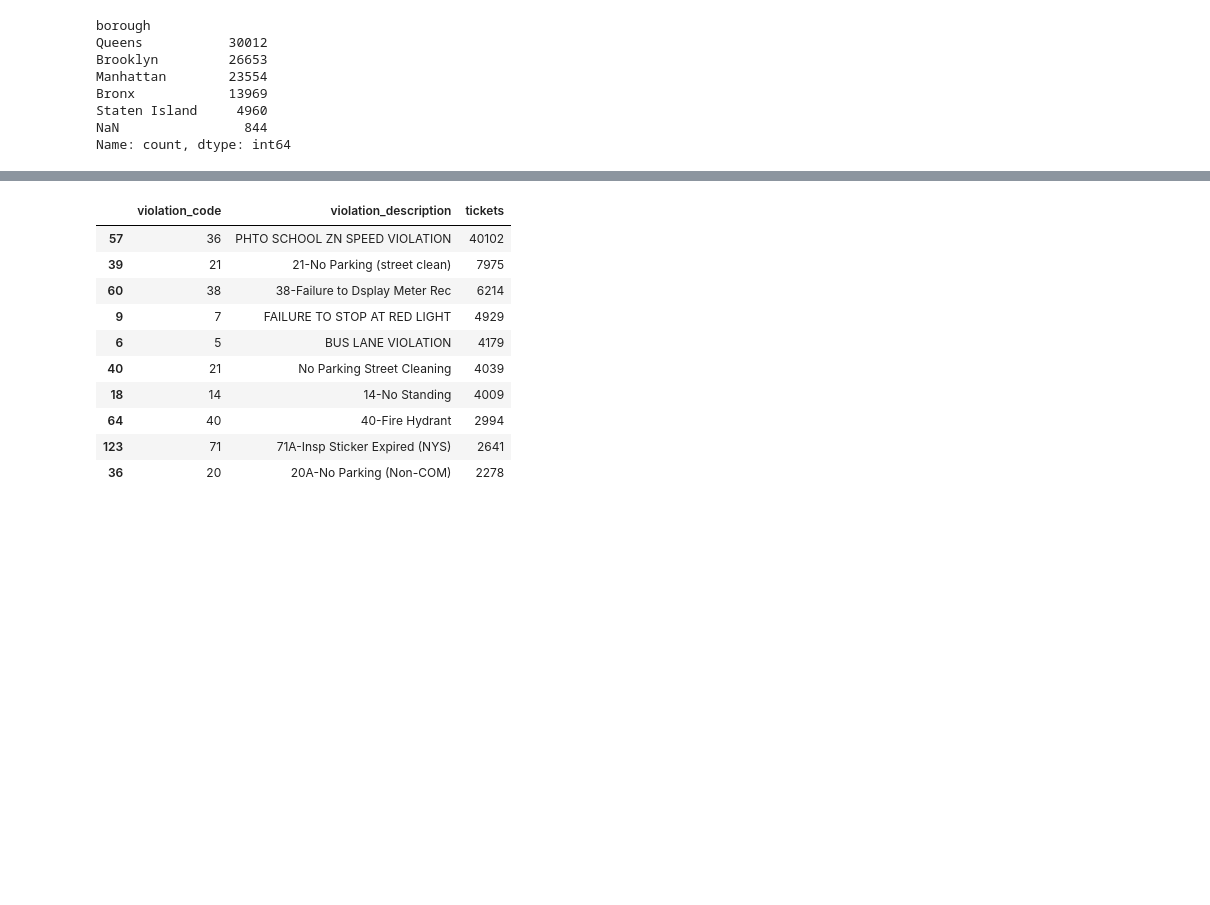
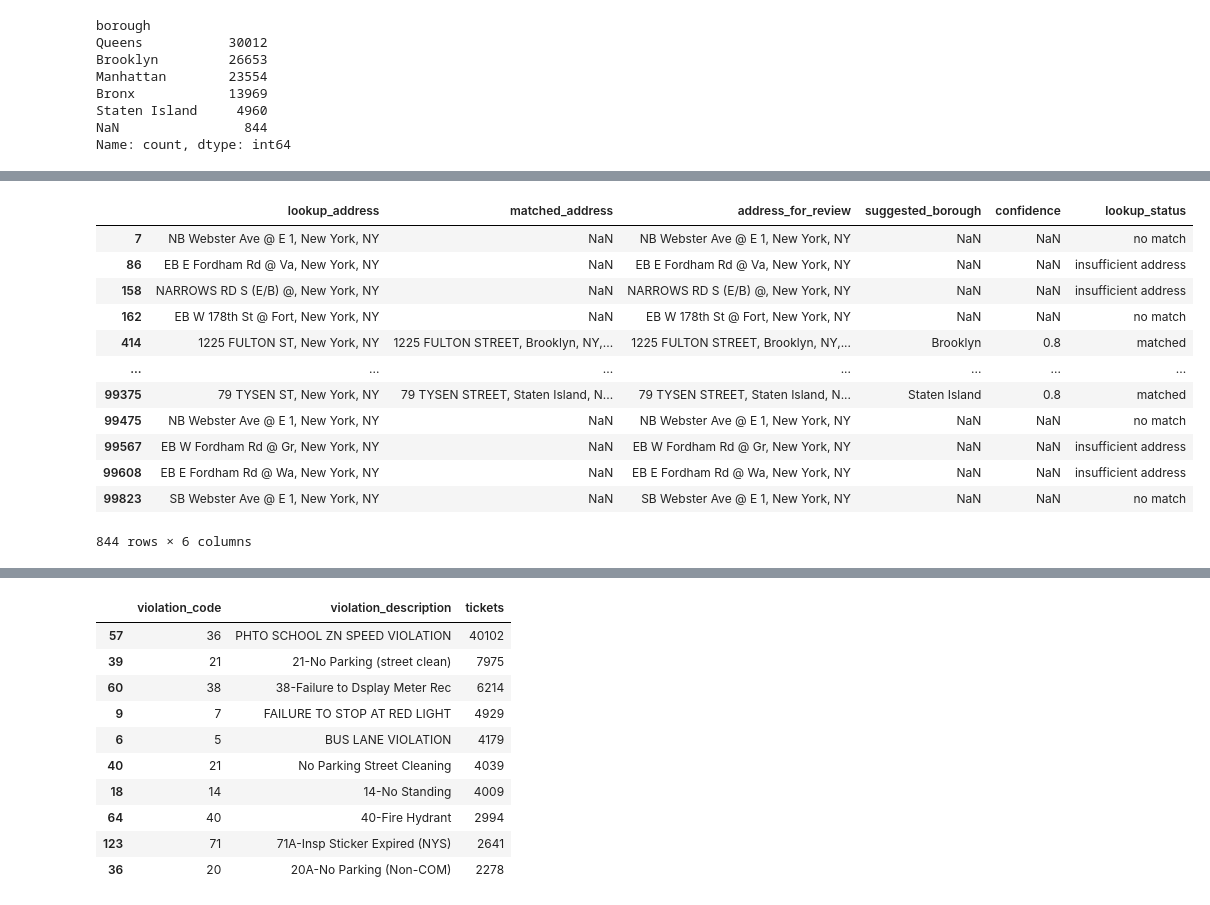
Before and after one commit to JaysonC41/parkinganalytics, a Jupyter notebook: notebooks/01_clean_nyc_parking_data.ipynb, the cells around one changed output, grey strips where cells are left out. Cells and saved outputs as stored; diff of their text form; code cells hidden in the pictures; blank space fills up the shorter version.

```diff
--- a/notebooks/01_clean_nyc_parking_data.ipynb
+++ b/notebooks/01_clean_nyc_parking_data.ipynb
@@ -387,0 +562,34 @@ Name: count, dtype: int64
+# %%
+missing_boroughs["address_for_review"] = (
+    missing_boroughs["matched_address"]
+    .astype("string")
+    .replace(r"^\s*$", pd.NA, regex=True)
+    .fillna(missing_boroughs["lookup_address"].astype("string"))
+)
+
+display(
+    missing_boroughs[
+        [
+            "lookup_address",
+            "matched_address",
+            "address_for_review",
+            "suggested_borough",
+            "confidence",
+            "lookup_status",
+        ]
+    ]
+)
+# %% [output]
+|  | lookup_address | matched_address | address_for_review | suggested_borough | confidence | lookup_status |
+| 7 | NB Webster Ave @ E 1, New York, NY | NaN | NB Webster Ave @ E 1, New York, NY | NaN | NaN | no match |
+| 86 | EB E Fordham Rd @ Va, New York, NY | NaN | EB E Fordham Rd @ Va, New York, NY | NaN | NaN | insufficient address |
+| 158 | NARROWS RD S (E/B) @, New York, NY | NaN | NARROWS RD S (E/B) @, New York, NY | NaN | NaN | insufficient address |
+| 162 | EB W 178th St @ Fort, New York, NY | NaN | EB W 178th St @ Fort, New York, NY | NaN | NaN | no match |
+| 414 | 1225 FULTON ST, New York, NY | 1225 FULTON STREET, Brooklyn, NY,... | 1225 FULTON STREET, Brooklyn, NY,... | Brooklyn | 0.8 | matched |
+| ... | ... | ... | ... | ... | ... | ... |
+| 99375 | 79 TYSEN ST, New York, NY | 79 TYSEN STREET, Staten Island, N... | 79 TYSEN STREET, Staten Island, N... | Staten Island | 0.8 | matched |
+| 99475 | NB Webster Ave @ E 1, New York, NY | NaN | NB Webster Ave @ E 1, New York, NY | NaN | NaN | no match |
+| 99567 | EB W Fordham Rd @ Gr, New York, NY | NaN | EB W Fordham Rd @ Gr, New York, NY | NaN | NaN | insufficient address |
+| 99608 | EB E Fordham Rd @ Wa, New York, NY | NaN | EB E Fordham Rd @ Wa, New York, NY | NaN | NaN | insufficient address |
+| 99823 | SB Webster Ave @ E 1, New York, NY | NaN | SB Webster Ave @ E 1, New York, NY | NaN | NaN | no match |
+844 rows × 6 columns
```
Also changed, not shown: parts of 17 cells of this notebook, 1 other file.
